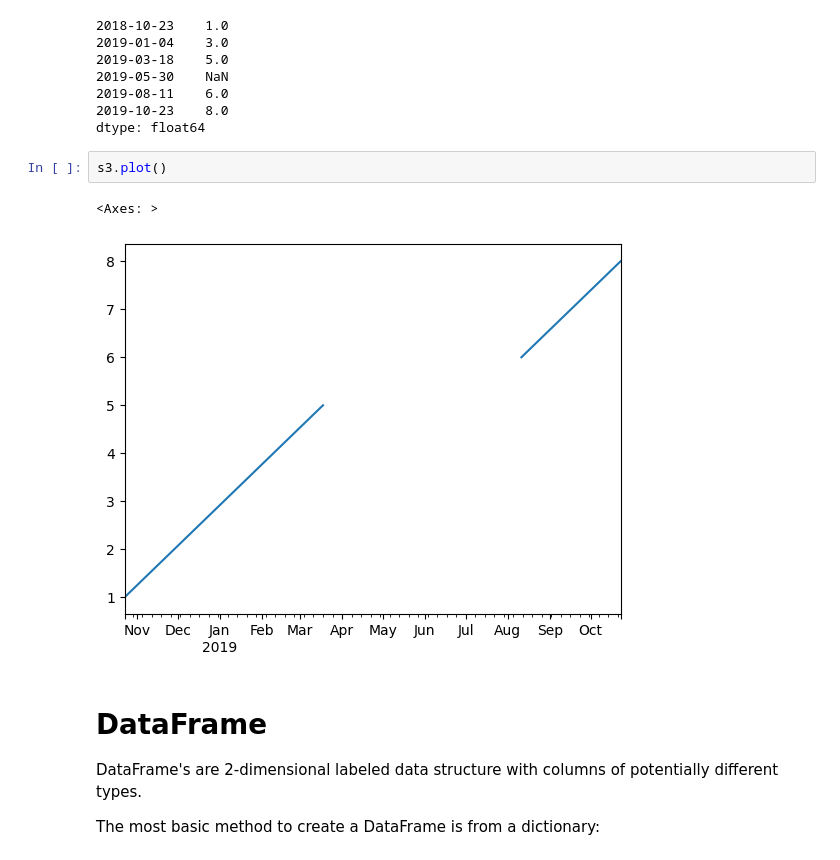
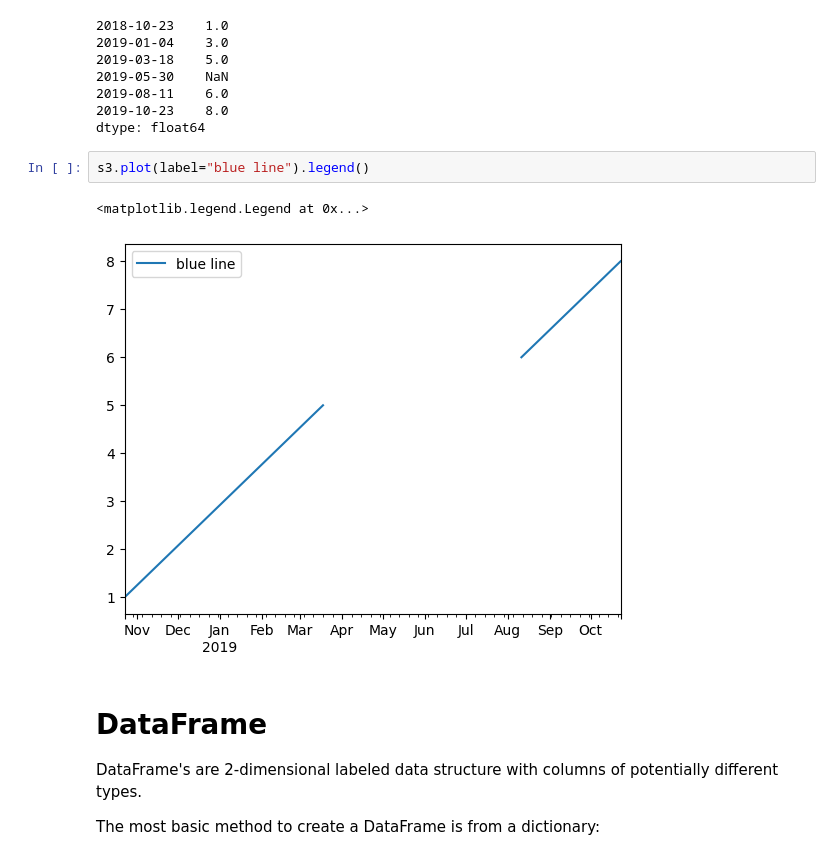
Before and after one commit to BI-DS/GRA4157, a Jupyter notebook: lectures/04-pandas/04-pandas.ipynb, the cells around one changed output. Cells and saved outputs as stored; diff of their text form.

```diff
--- a/lectures/04-pandas/04-pandas.ipynb
+++ b/lectures/04-pandas/04-pandas.ipynb
@@ -160,10 +160,10 @@ s3
 2019-10-23    8.0
 dtype: float64
 # %%
-s3.plot()
+s3.plot(label="blue line").legend()
 # %% [output]
-<Axes: >
+<matplotlib.legend.Legend at 0x...>
-[figure, old version]
+[figure, new version]
 # %% [markdown]
 # DataFrame
 
```
Also changed, not shown: parts of 30 cells of this notebook, 6 other files.
